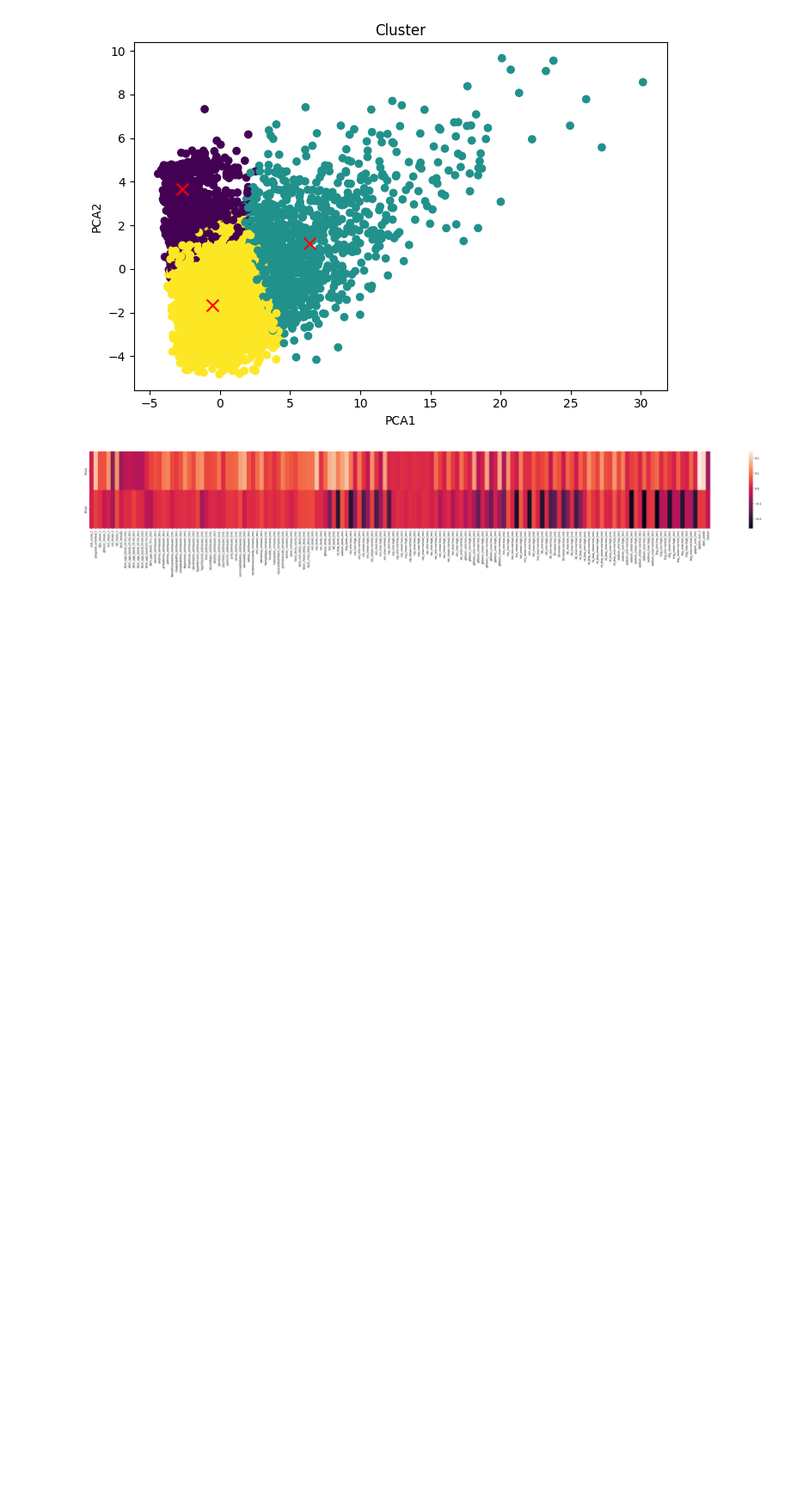
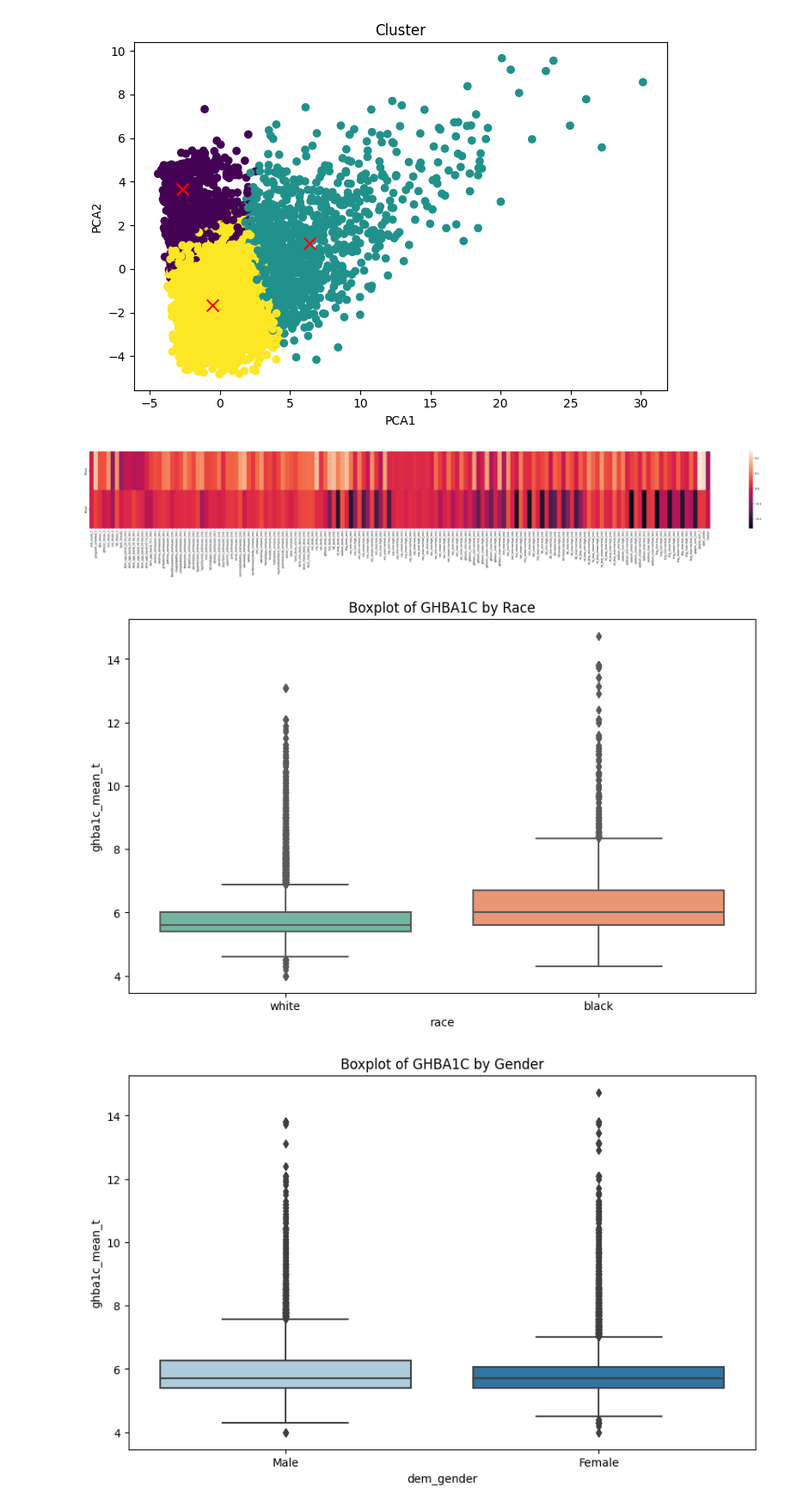
Before and after one commit to KSreeram28/CS-333-Group-Project, a Jupyter notebook: CS_333_Technical_Demo_.ipynb, the cells around one changed output. Shown at 86% size. Saved outputs shown, nothing was run; the diff lists cells and outputs as text; code cells hidden in the pictures; blank space fills up the shorter version.

Commit message:
feat: comparison box plots by race and gender

```diff
--- a/CS_333_Technical_Demo_.ipynb
+++ b/CS_333_Technical_Demo_.ipynb
@@ -412,3 +412,62 @@ See the caveats in the documentation: https://pandas.pydata.org/pandas-docs/stab
 [figure]
 [figure]
 [figure]
+# %%
+# Create side-by-side boxplots
+
+plt.figure(figsize=(10, 6))
+sns.boxplot(x='race', y='ghba1c_mean_t', data=data_df, palette='Set2')
+plt.title('Boxplot of GHBA1C by Race')
+plt.show()
+
+plt.figure(figsize=(10, 6))
+sns.boxplot(x='dem_gender', y='ghba1c_mean_t', data=data_df, palette='Paired')
+plt.title('Boxplot of GHBA1C by Gender')
+plt.show()
+
+plt.figure(figsize=(10, 6))
+sns.boxplot(x='race', y='gagne_sum_t', data=data_df, palette='Set2')
+plt.title('Boxplot of Total number of active chronic illnesses by Race')
+plt.show()
+
+plt.figure(figsize=(10, 6))
+sns.boxplot(x='dem_gender', y='gagne_sum_t', data=data_df, palette='Paired')
+plt.title('Boxplot of Total number of active chronic illnesses by Gender')
+plt.show()
+
+plt.figure(figsize=(10, 6))
+sns.boxplot(x='race', y='ldl_mean_t', data=data_df, palette='Set2')
+plt.title('Boxplot of mean low-density lipoprotein by Race')
+plt.show()
+
+plt.figure(figsize=(10, 6))
+sns.boxplot(x='dem_gender', y='ldl_mean_t', data=data_df, palette='Paired')
+plt.title('Boxplot of mean low-density lipoprotein by Gender')
+plt.show()
+
+# Log-transform the variables
+data_df['cost_t_log'] = np.log1p(data_df['cost_t'])
+data_df['cost_a_t_log'] = np.log1p(data_df['cost_avoidable_t'])
+
+plt.figure(figsize=(10, 6))
+sns.boxplot(x='race', y='cost_t_log', data=data_df, palette='Set2')
+plt.title('Boxplot of cost by Race')
+plt.show()
+
+plt.figure(figsize=(10, 6))
+sns.boxplot(x='dem_gender', y='cost_t_log', data=data_df, palette='Paired')
+plt.title('Boxplot of cost by Gender')
+plt.show()
+
+plt.figure(figsize=(10, 6))
+sns.boxplot(x='race', y='cost_a_t_log', data=data_df, palette='Set2')
+plt.title('Boxplot of avoidable cost by Race')
+plt.show()
+
+plt.figure(figsize=(10, 6))
+sns.boxplot(x='dem_gender', y='cost_a_t_log', data=data_df, palette='Paired')
+plt.title('Boxplot of avoidable cost by Gender')
+plt.show()
+# %% [output]
+[figure, added]
+[figure, added]
```
Also changed, not shown: parts of 1 cell of this notebook.
